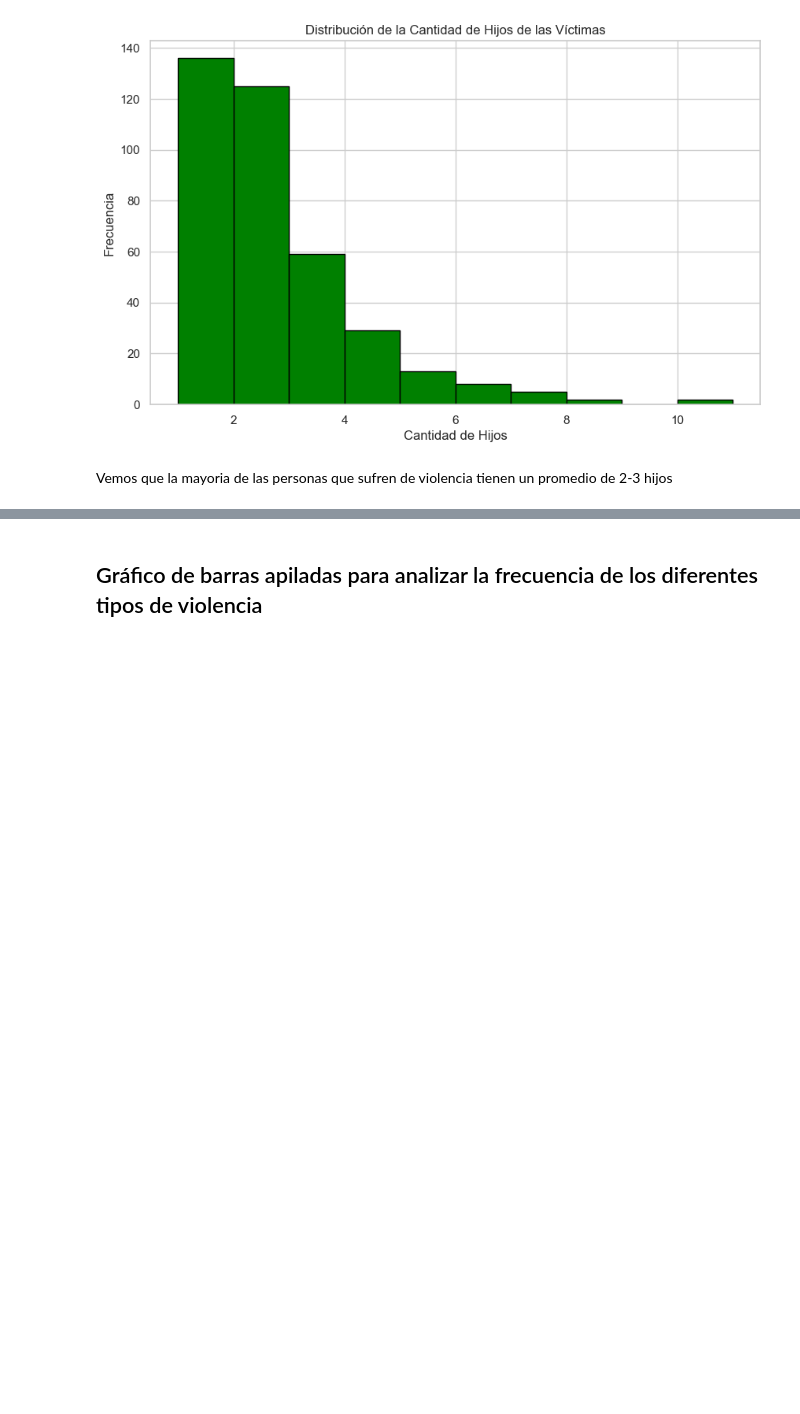
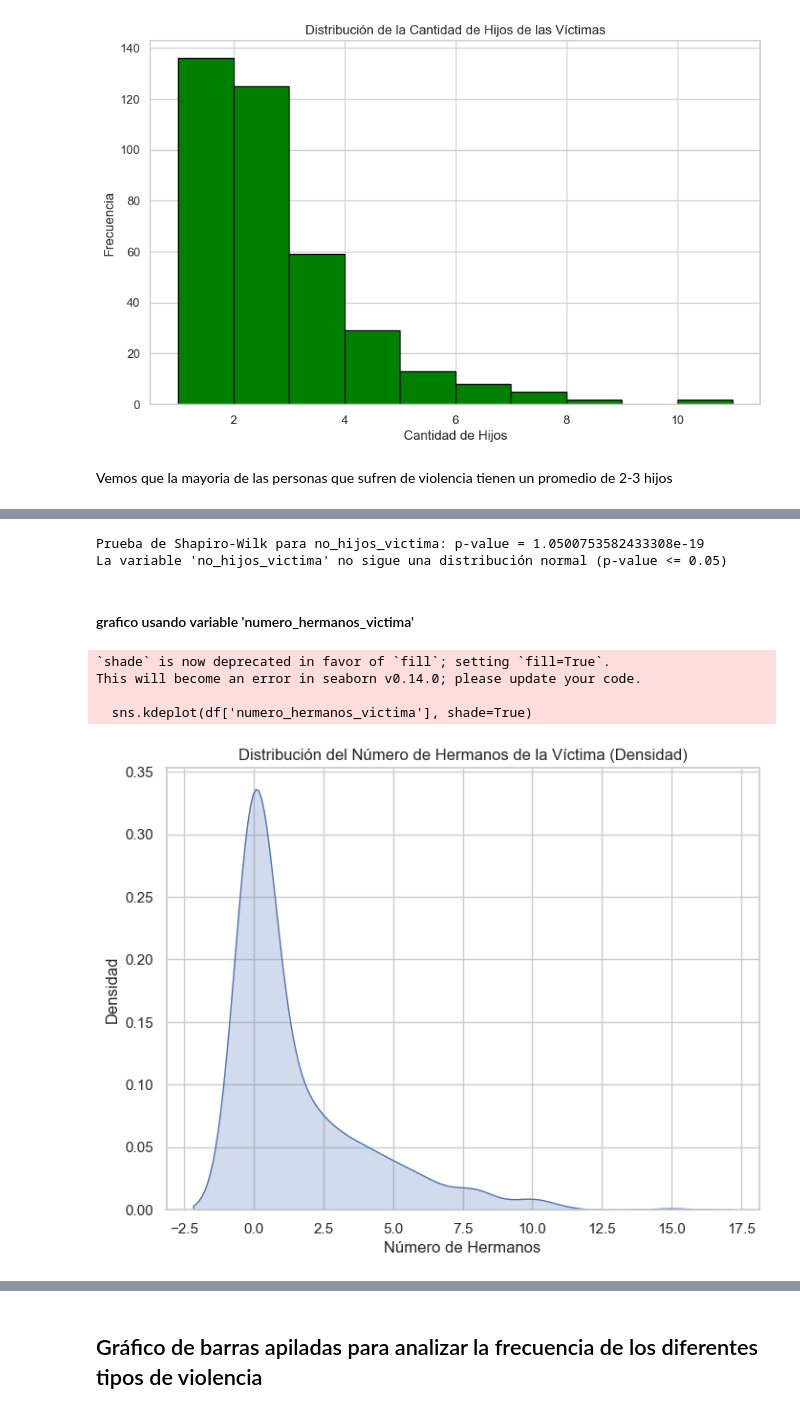
Before and after one commit to BryanEspana/AnalisisExploratorio, a Jupyter notebook: analisis.ipynb, the cells around one changed output, grey strips where cells are left out. Drawn from its saved outputs; the diff is of its cells as text; code cells hidden in the pictures; blank space fills up the shorter version.

```diff
--- a/analisis.ipynb
+++ b/analisis.ipynb
@@ -285,0 +370,27 @@ Vemos que la mayoria de las personas que sufren de violencia tienen un promedio
+# %%
+# Prueba de normalidad (Shapiro-Wilk)
+p_value = stats.shapiro(df['no_hijos_victima'])[1]
+print(f"Prueba de Shapiro-Wilk para no_hijos_victima: p-value = {p_value}")
+if p_value > 0.05:
+    print("La variable 'no_hijos_victima' sigue una distribución normal (p-value > 0.05)")
+else:
+    print("La variable 'no_hijos_victima' no sigue una distribución normal (p-value <= 0.05)")
+# %% [output]
+Prueba de Shapiro-Wilk para no_hijos_victima: p-value = 1.0500753582433308e-19
+La variable 'no_hijos_victima' no sigue una distribución normal (p-value <= 0.05)
+# %% [markdown]
+#### grafico usando variable 'numero_hermanos_victima'
+# %%
+plt.figure(figsize=(8, 6))
+sns.kdeplot(df['numero_hermanos_victima'], shade=True)
+plt.title('Distribución del Número de Hermanos de la Víctima (Densidad)')
+plt.xlabel('Número de Hermanos')
+plt.ylabel('Densidad')
+plt.grid(True)
+plt.show()
+# %% [output]
+`shade` is now deprecated in favor of `fill`; setting `fill=True`.
+This will become an error in seaborn v0.14.0; please update your code.
+
+  sns.kdeplot(df['numero_hermanos_victima'], shade=True)
+[figure, added]
```
Also changed, not shown: parts of 18 cells of this notebook.
